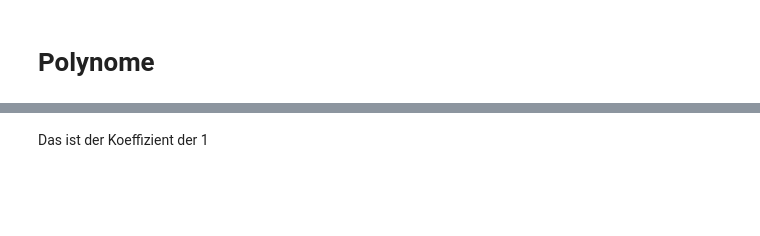
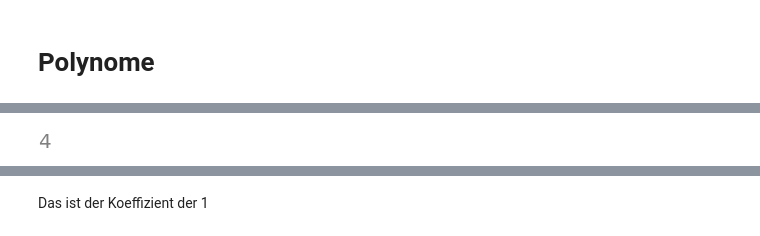
Before and after one commit to Ruediger-Braun/compana22, a Jupyter notebook: Lektion04.ipynb, the cells around one changed output, grey strips where cells are left out. Saved outputs shown, nothing was run; the diff lists cells and outputs as text; code cells hidden in the pictures; blank space fills up the shorter version.

```diff
--- a/Lektion04.ipynb
+++ b/Lektion04.ipynb
@@ -185,2 +369,6 @@ p
+# %%
+degree(p, x)
+# %% [output]
+[figure, added]
 # %%
 p.coeff(x**2)
```
Also changed, not shown: parts of 63 cells of this notebook, 1 other file.
